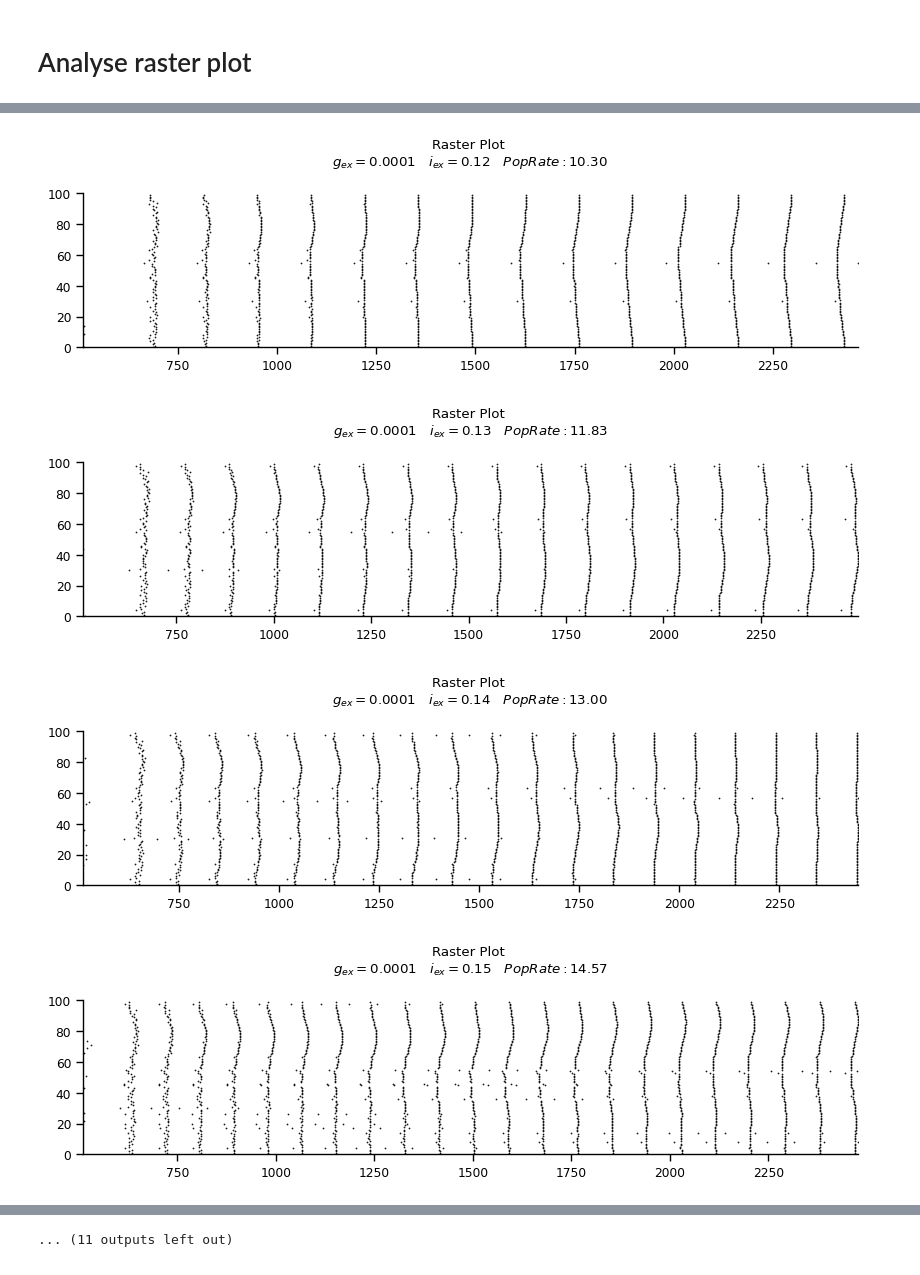
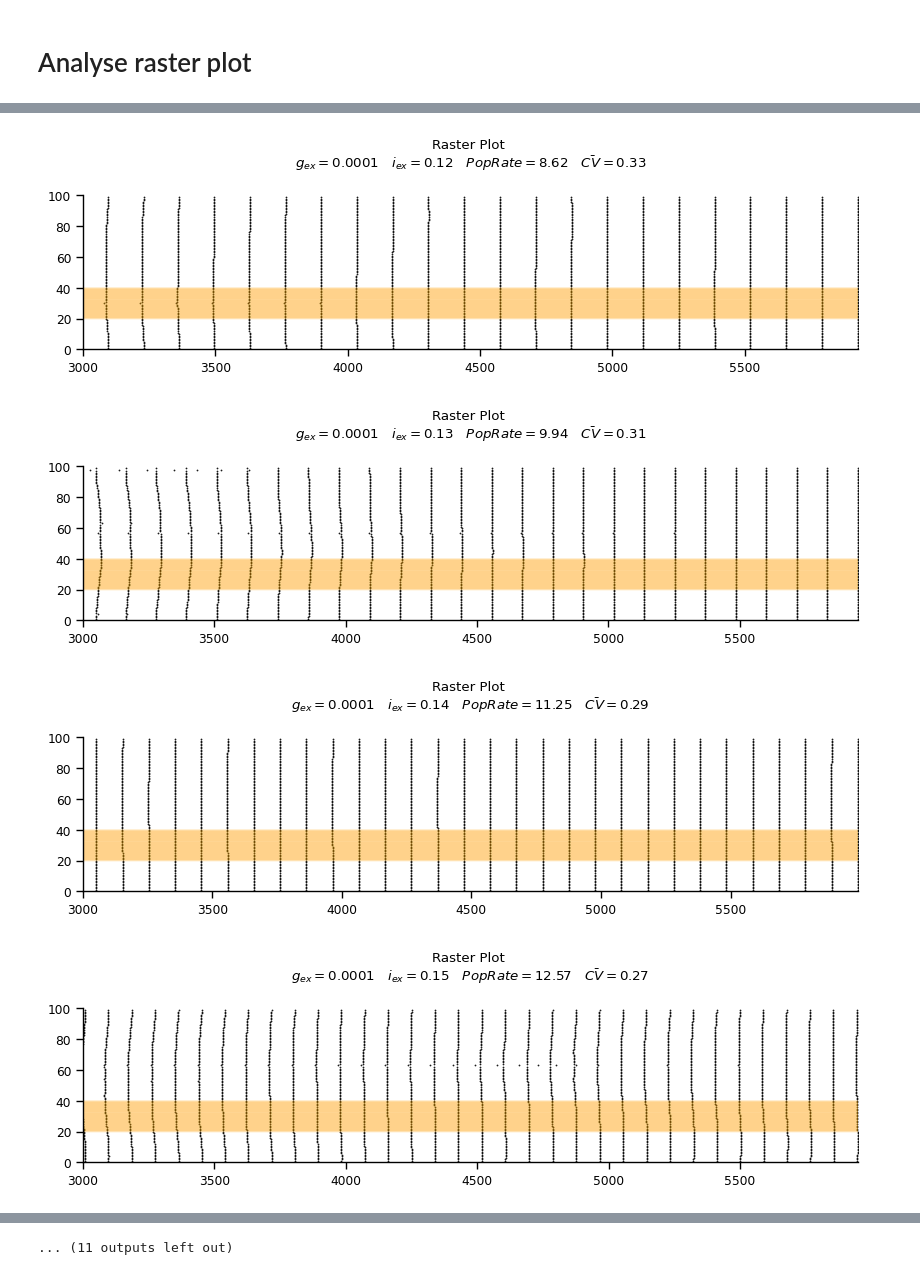
Before and after one commit to FernandoSBorges/chimeras, a Jupyter notebook: notebooks/load_data.ipynb, the cells around one changed output, grey strips where cells are left out. Drawn from its saved outputs; the diff is of its cells as text; code cells hidden in the pictures.

Commit message:
Notebook with figures

```diff
--- a/notebooks/load_data.ipynb
+++ b/notebooks/load_data.ipynb
@@ -221,10 +221,35 @@ for batch in range(1,7):
         try:
             with open(f'../data/v2_batch{batch}/v2_batch{batch}_0_{current}_data.pkl', 'rb') as f:
                 data = pickle.load(f)
-
-            datas[f'batch{batch}_{current}'] = data
+            gex = data['simConfig']['gex']
+            amp = data['simConfig']['IClamp0']['amp']
+            datas[f'{amp}_{gex}'] = data
         except:
             print(f'Error: to read {batch}_{current}')
             pass
+
+        try:
+            with open(f'../data/v2_batch{batch}/v2_batch{batch}_0_{current}_CV.json', 'rb') as f:
+                data = json.load(f)
+            datas[f'{amp}_{gex}']['CV'] = data
+        except:
+            print(f'Error: to read CV {batch}_{current}')
+            pass
+
+        try:
+            with open(f'../data/v2_batch{batch}/v2_batch{batch}_0_{current}_rate.json', 'rb') as f:
+                data = json.load(f)
+            datas[f'{amp}_{gex}']['rate'] = data
+        except:
+            print(f'Error: to read rate {batch}_{current}')
+            pass
+
+        try:
+            with open(f'../data/v2_batch{batch}/v2_batch{batch}_0_{current}_sync.json', 'rb') as f:
+                data = json.load(f)
+            datas[f'{amp}_{gex}']['sync'] = data
+        except:
+            print(f'Error: to read rate {batch}_{current}')
+            pass
 # %% [output]
 Error: to read 0006_3
@@ -233,6 +261,8 @@ def plotRaster(data):
     gex = data['simConfig']['gex']
     amp = data['simConfig']['IClamp0']['amp']
     popRates = data['simData']['popRates']['sPY']
+    sync = data['sync']['statData'][0][0]
+    cv_bar = np.mean(data['CV']['statData'])
 
     spkid = np.array(data['simData']['spkid'])
     spkt = np.array(data['simData']['spkt'])
@@ -242,11 +272,13 @@ def plotRaster(data):
     ax.spines['right'].set_visible(False)
     ax.spines['top'].set_visible(False)
 
-    parameters = r'g_{ex}' + f'={gex}' + '\quad' + r'i_{ex}' + f'={amp}'+'\quad'+ 'PopRate: '+f'{popRates:.2f}'
+    parameters = r'g_{ex}' + f'={gex}' + '\quad' + r'i_{ex}' + f'={amp}'+ '\quad'+ 'PopRate'+f'={popRates:.2f}'+ '\quad'+'\\bar{CV}'+f'={cv_bar:.2f}'
 
     plt.title('Raster Plot \n$'+parameters+'$', pad=20)
+    for i in np.arange(20,40,0.1):
+        plt.hlines(i, 3000, spkt[-1], alpha=0.05, color='orange')
     plt.scatter(y = spkid, x = spkt, s=0.2, color='black')
-    plt.xlim(510,spkt[-1])
+    plt.xlim(3000, spkt[-1])
     plt.ylim(0,100)
     plt.show()
 
@@ -260,4 +292,4 @@ for data in datas.values():
-[figure, old version]
+[figure, new version]
-[figure, old version]
+[figure, new version]
-[figure, old version]
+[figure, new version]
-[figure, old version]
+[figure, new version]
```
Also changed, not shown: parts of 11 cells of this notebook, 1 other file.
